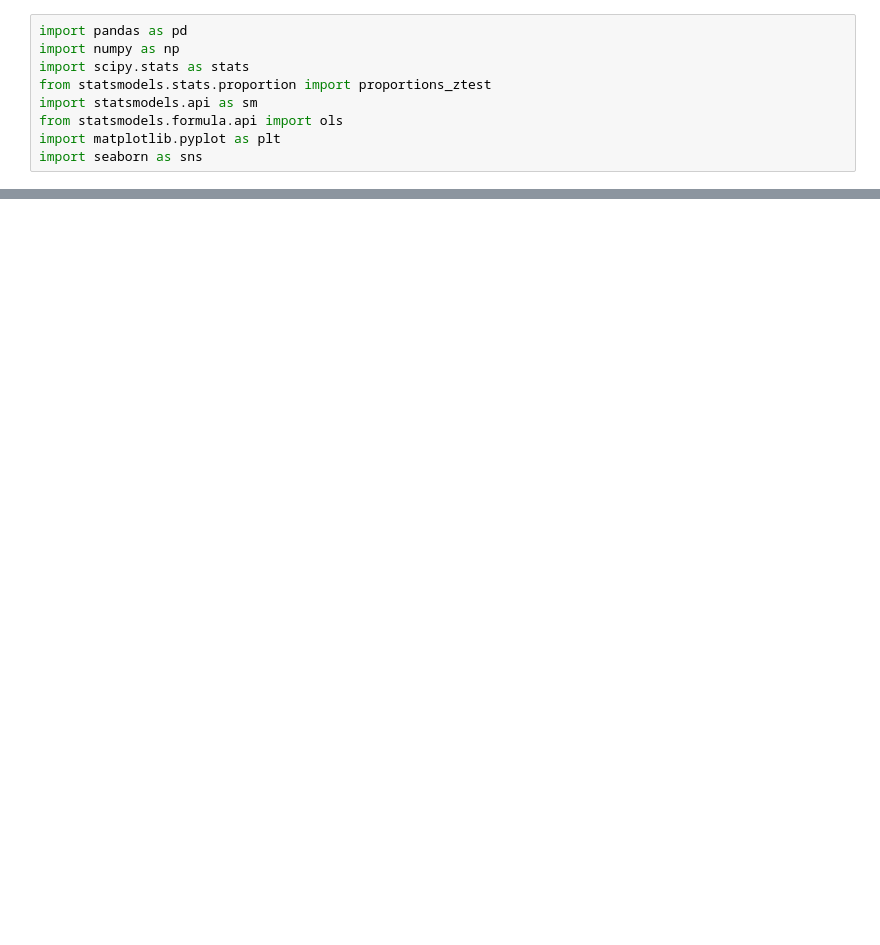
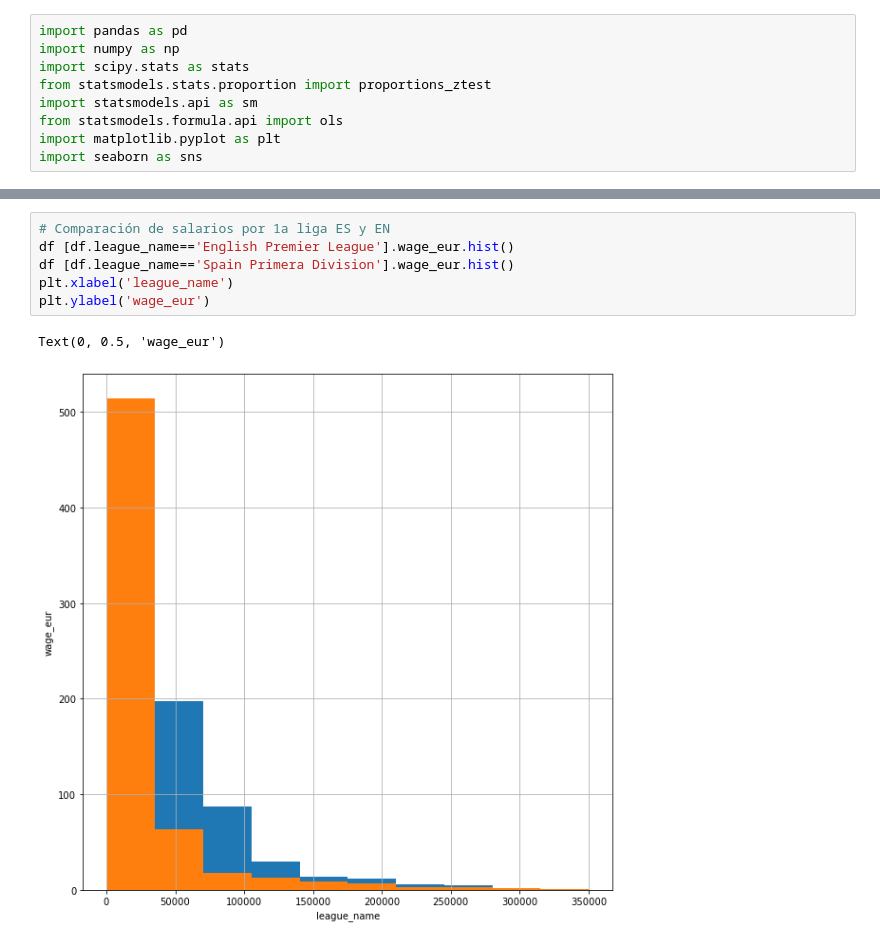
Before and after one commit to nathygonzalez/PR06-Machine-Learning-Group-Project, a Jupyter notebook: Group notebook.ipynb, the cells around one changed output, grey strips where cells are left out. Cells and saved outputs as stored; diff of their text form; blank space fills up the shorter version.

```diff
--- a/Group notebook.ipynb
+++ b/Group notebook.ipynb
@@ -20,0 +129,9 @@ NameError: name 'pd' is not defined
+# %%
+# Comparación de salarios por 1a liga ES y EN
+df [df.league_name=='English Premier League'].wage_eur.hist()
+df [df.league_name=='Spain Primera Division'].wage_eur.hist()
+plt.xlabel('league_name')
+plt.ylabel('wage_eur')
+# %% [output]
+Text(0, 0.5, 'wage_eur')
+[figure, added]
```
Also changed, not shown: parts of 24 cells of this notebook.
